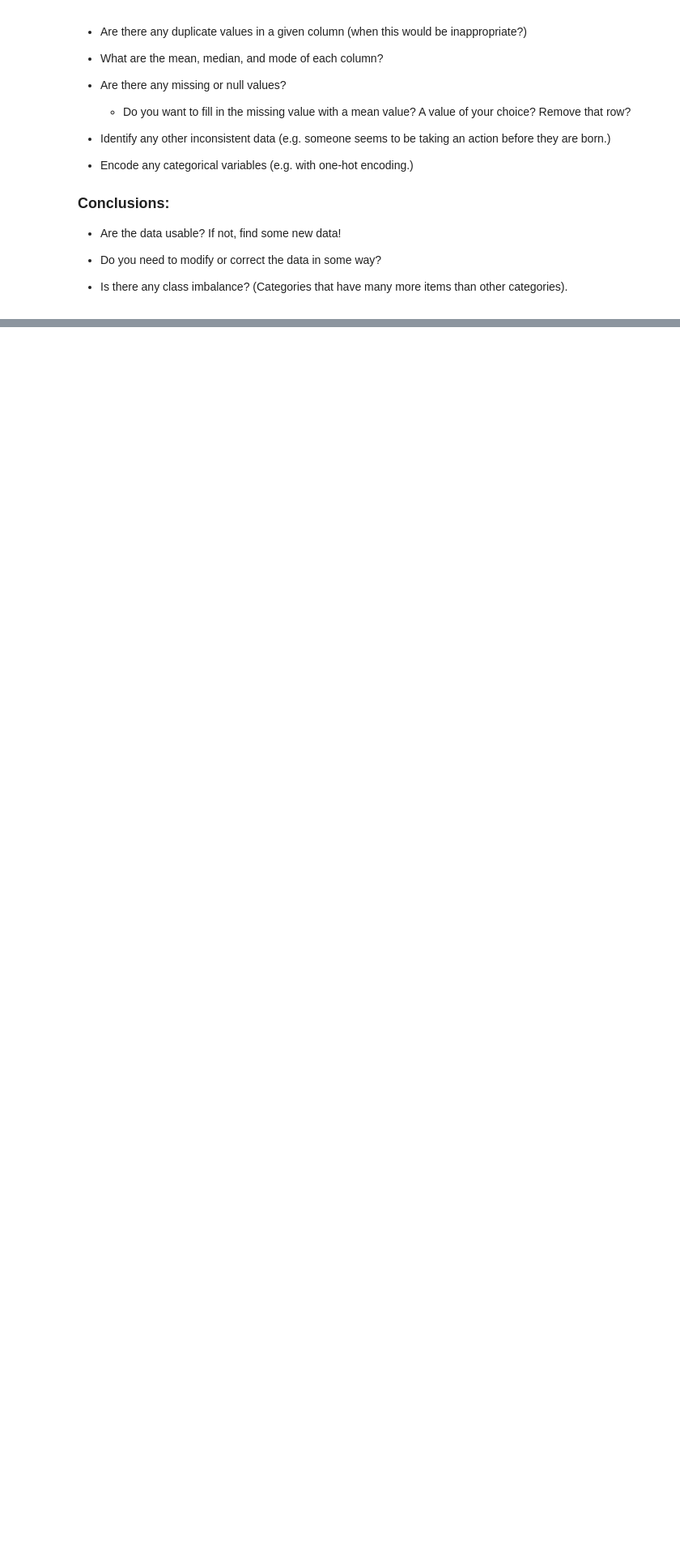
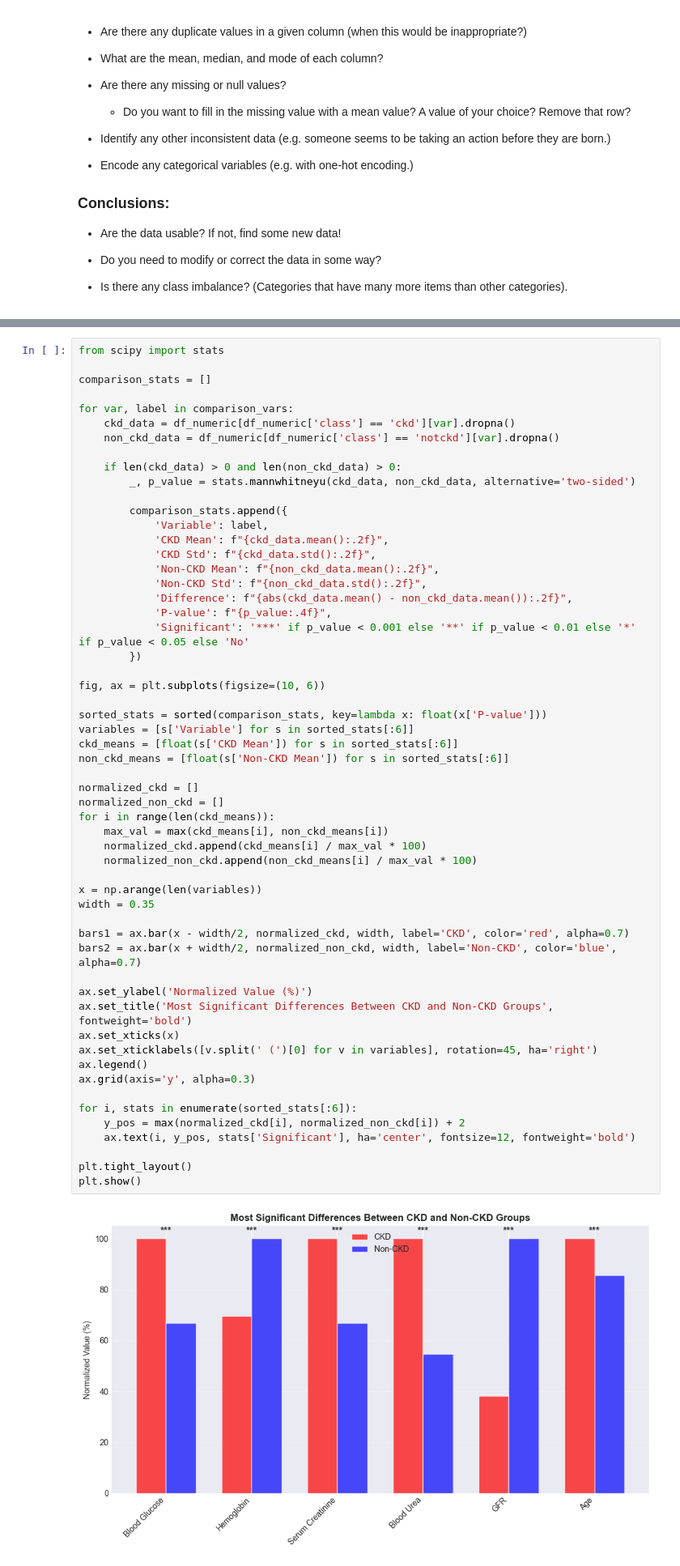
Before and after one commit to reynolkb-bu/bu-cds-dx699-2025-summer, a Jupyter notebook: notebooks/week-2/OMDS-ModB2-Week2-Reynolds-Kyle.ipynb, the cells around one changed output, grey strips where cells are left out. Shown at 81% size. Drawn from its saved outputs; the diff is of its cells as text; blank space fills up the shorter version.

```diff
--- a/notebooks/week-2/OMDS-ModB2-Week2-Reynolds-Kyle.ipynb
+++ b/notebooks/week-2/OMDS-ModB2-Week2-Reynolds-Kyle.ipynb
@@ -384,0 +578,58 @@ This week, you will do the same types of exercises as last week, but you should
+# %%
+from scipy import stats
+
+comparison_stats = []
+
+for var, label in comparison_vars:
+    ckd_data = df_numeric[df_numeric['class'] == 'ckd'][var].dropna()
+    non_ckd_data = df_numeric[df_numeric['class'] == 'notckd'][var].dropna()
+
+    if len(ckd_data) > 0 and len(non_ckd_data) > 0:
+        _, p_value = stats.mannwhitneyu(ckd_data, non_ckd_data, alternative='two-sided')
+
+        comparison_stats.append({
+            'Variable': label,
+            'CKD Mean': f"{ckd_data.mean():.2f}",
+            'CKD Std': f"{ckd_data.std():.2f}",
+            'Non-CKD Mean': f"{non_ckd_data.mean():.2f}",
+            'Non-CKD Std': f"{non_ckd_data.std():.2f}",
+            'Difference': f"{abs(ckd_data.mean() - non_ckd_data.mean()):.2f}",
+            'P-value': f"{p_value:.4f}",
+            'Significant': '***' if p_value < 0.001 else '**' if p_value < 0.01 else '*' if p_value < 0.05 else 'No'
+        })
+
+fig, ax = plt.subplots(figsize=(10, 6))
+
+sorted_stats = sorted(comparison_stats, key=lambda x: float(x['P-value']))
+variables = [s['Variable'] for s in sorted_stats[:6]]
+ckd_means = [float(s['CKD Mean']) for s in sorted_stats[:6]]
+non_ckd_means = [float(s['Non-CKD Mean']) for s in sorted_stats[:6]]
+
+normalized_ckd = []
+normalized_non_ckd = []
+for i in range(len(ckd_means)):
+    max_val = max(ckd_means[i], non_ckd_means[i])
+    normalized_ckd.append(ckd_means[i] / max_val * 100)
+    normalized_non_ckd.append(non_ckd_means[i] / max_val * 100)
+
+x = np.arange(len(variables))
+width = 0.35
+
+bars1 = ax.bar(x - width/2, normalized_ckd, width, label='CKD', color='red', alpha=0.7)
+bars2 = ax.bar(x + width/2, normalized_non_ckd, width, label='Non-CKD', color='blue', alpha=0.7)
+
+ax.set_ylabel('Normalized Value (%)')
+ax.set_title('Most Significant Differences Between CKD and Non-CKD Groups', fontweight='bold')
+ax.set_xticks(x)
+ax.set_xticklabels([v.split(' (')[0] for v in variables], rotation=45, ha='right')
+ax.legend()
+ax.grid(axis='y', alpha=0.3)
+
+for i, stats in enumerate(sorted_stats[:6]):
+    y_pos = max(normalized_ckd[i], normalized_non_ckd[i]) + 2
+    ax.text(i, y_pos, stats['Significant'], ha='center', fontsize=12, fontweight='bold')
+
+plt.tight_layout()
+plt.show()
+# %% [output]
+[figure, added]
```
Also changed, not shown: parts of 23 cells of this notebook.
